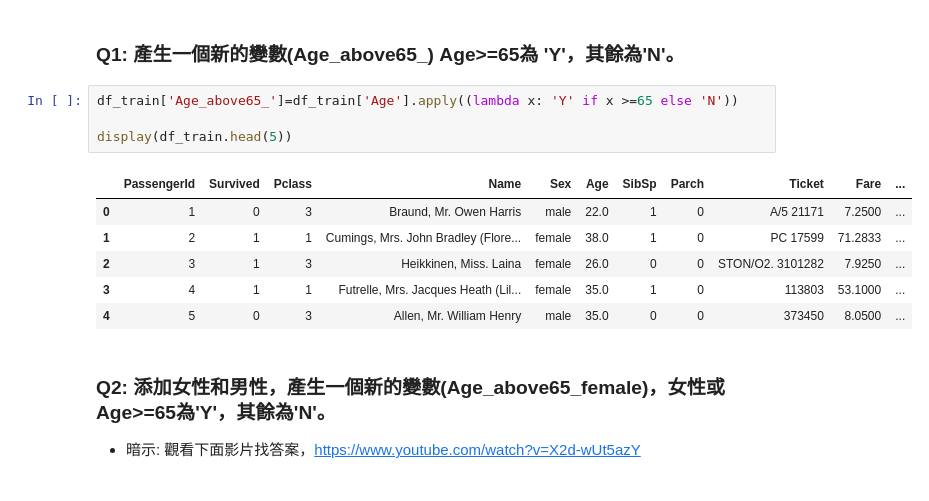
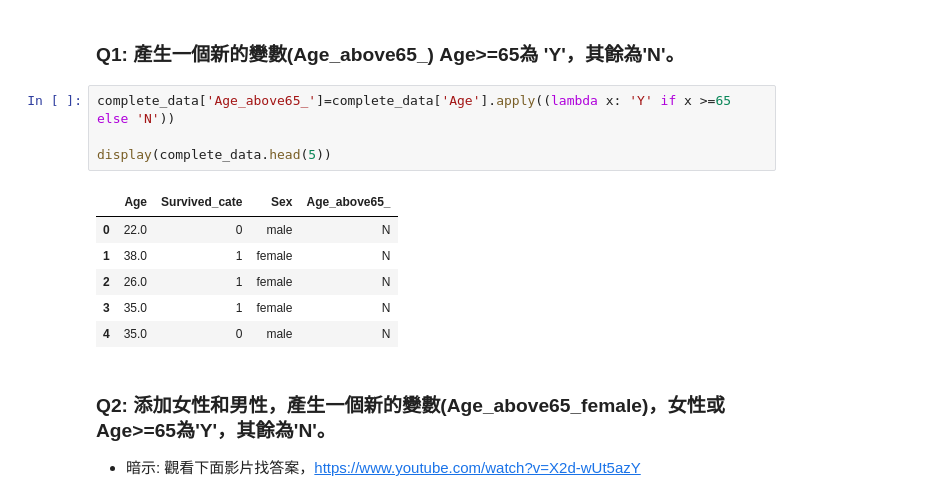
Before and after one commit to deepbule670617/ML100Days, a Jupyter notebook: homework/6.從資料中產生特徵_作業.ipynb, the cells around one changed output. Drawn from its saved outputs; the diff is of its cells as text.

```diff
--- a/homework/6.從資料中產生特徵_作業.ipynb
+++ b/homework/6.從資料中產生特徵_作業.ipynb
@@ -108,16 +108,16 @@ display(complete_data)
 # %% [markdown]
 ### Q1: 產生一個新的變數(Age_above65_) Age>=65為 'Y'，其餘為'N'。
 # %%
-df_train['Age_above65_']=df_train['Age'].apply((lambda x: 'Y' if x >=65 else 'N'))
+complete_data['Age_above65_']=complete_data['Age'].apply((lambda x: 'Y' if x >=65 else 'N'))
 
-display(df_train.head(5))
+display(complete_data.head(5))
 # %% [output]
-|  | PassengerId | Survived | Pclass | Name | Sex | Age | SibSp | Parch | Ticket | Fare | ... |
-| 0 | 1 | 0 | 3 | Braund, Mr. Owen Harris | male | 22.0 | 1 | 0 | A/5 21171 | 7.2500 | ... |
-| 1 | 2 | 1 | 1 | Cumings, Mrs. John Bradley (Flore... | female | 38.0 | 1 | 0 | PC 17599 | 71.2833 | ... |
-| 2 | 3 | 1 | 3 | Heikkinen, Miss. Laina | female | 26.0 | 0 | 0 | STON/O2. 3101282 | 7.9250 | ... |
-| 3 | 4 | 1 | 1 | Futrelle, Mrs. Jacques Heath (Lil... | female | 35.0 | 1 | 0 | 113803 | 53.1000 | ... |
-| 4 | 5 | 0 | 3 | Allen, Mr. William Henry | male | 35.0 | 0 | 0 | 373450 | 8.0500 | ... |
+|  | Age | Survived_cate | Sex | Age_above65_ |
+| 0 | 22.0 | 0 | male | N |
+| 1 | 38.0 | 1 | female | N |
+| 2 | 26.0 | 1 | female | N |
+| 3 | 35.0 | 1 | female | N |
+| 4 | 35.0 | 0 | male | N |
 # %% [markdown]
 ### Q2: 添加女性和男性，產生一個新的變數(Age_above65_female)，女性或Age>=65為'Y'，其餘為'N'。
 * 暗示: 觀看下面影片找答案，https://www.youtube.com/watch?v=X2d-wUt5azY
```
Also changed, not shown: parts of 3 cells of this notebook.
